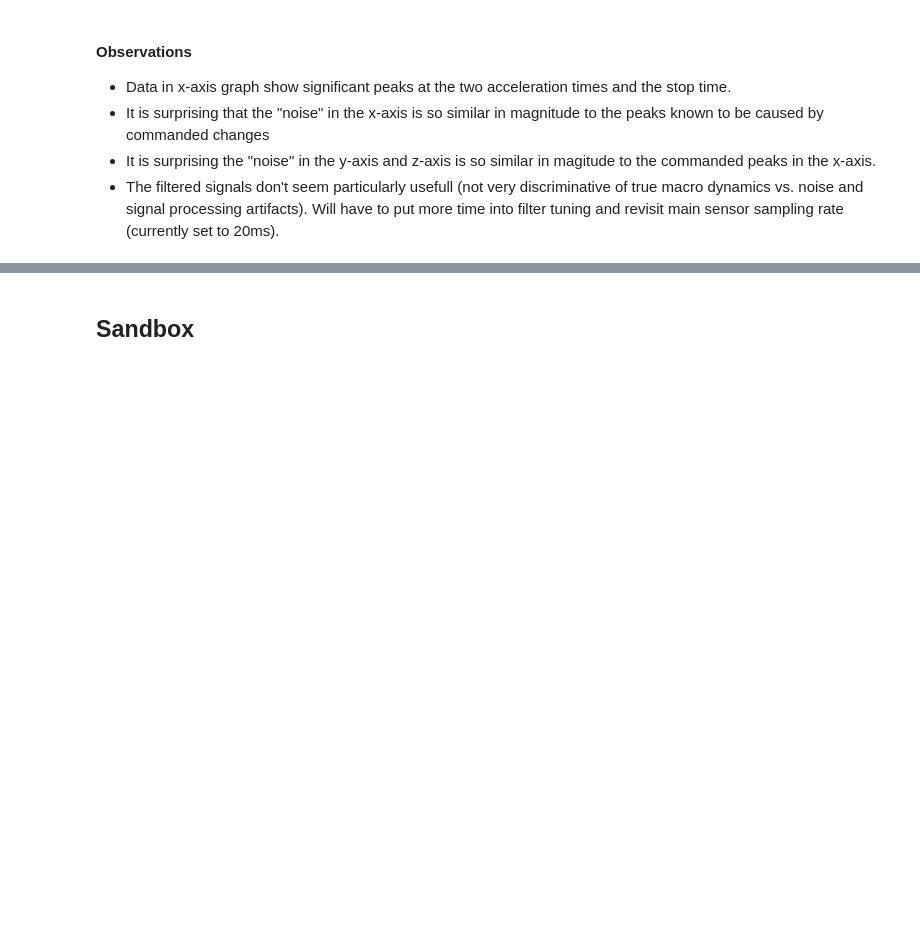
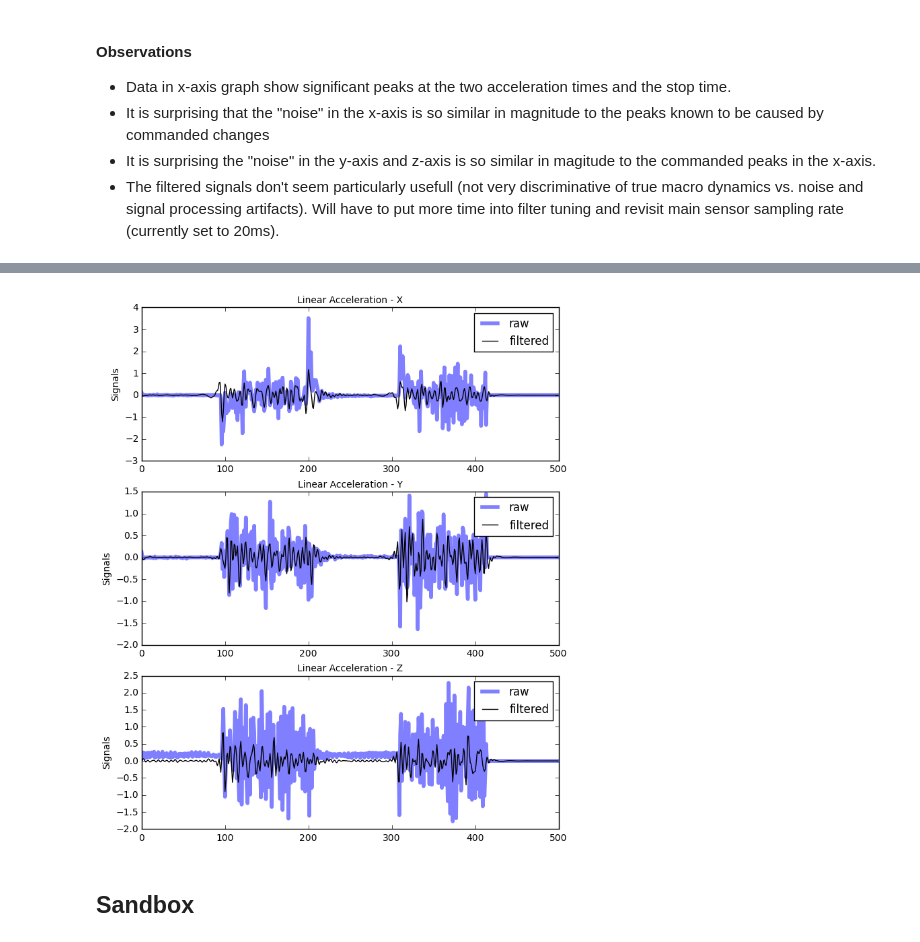
Before and after one commit to Nanigans/nanibot, a Jupyter notebook: sandboxes/ipython_notebooks/imu_multiproc_sampling_and_buffering_test_2.ipynb, the cells around one changed output, grey strips where cells are left out. Cells and saved outputs as stored; diff of their text form; code cells hidden in the pictures; blank space fills up the shorter version.

Commit message:
added Test3d to imu sensor experiment and generated data sets for offline analysis

```diff
--- a/sandboxes/ipython_notebooks/imu_multiproc_sampling_and_buffering_test_2.ipynb
+++ b/sandboxes/ipython_notebooks/imu_multiproc_sampling_and_buffering_test_2.ipynb
@@ -301,6 +313,8 @@ def run_serial_buffer_test_3(
                     if read_started == 1 and not updated_buffer_offset:
                         buffer_offset.value += 1
                     print 'Serial Exception: {}'.format(err)
+                    print 'about to release lock in child due to exception, buffer offset: ',buffer_offset.value
+                    buffer_mutex.release()
                     continue
                 except:
                     # - increment buffer counter even upon failure
@@ -961,0 +983,9 @@ plot_buffered_sensor_data(test_3c_data,0)
+# %%
+test_3d_data = run_simple_drive_and_sensor_read_test_2(
+    buffer_size = 500,
+    num_samples=1000,
+    do_axis_remap=True,
+    do_calibration=True,
+    default_drive_power=25,
+    default_drive_command_duration_sec=2.0,
+    pause_between_commands_sec=2.0)
@@ -961,0 +1010,4 @@ plot_buffered_sensor_data(test_3c_data,0)
+# %%
+plot_buffered_sensor_data(test_3d_data,0)
+# %% [output]
+[figure, added]
```
Also changed, not shown: parts of 5 cells of this notebook, 5 other files.
